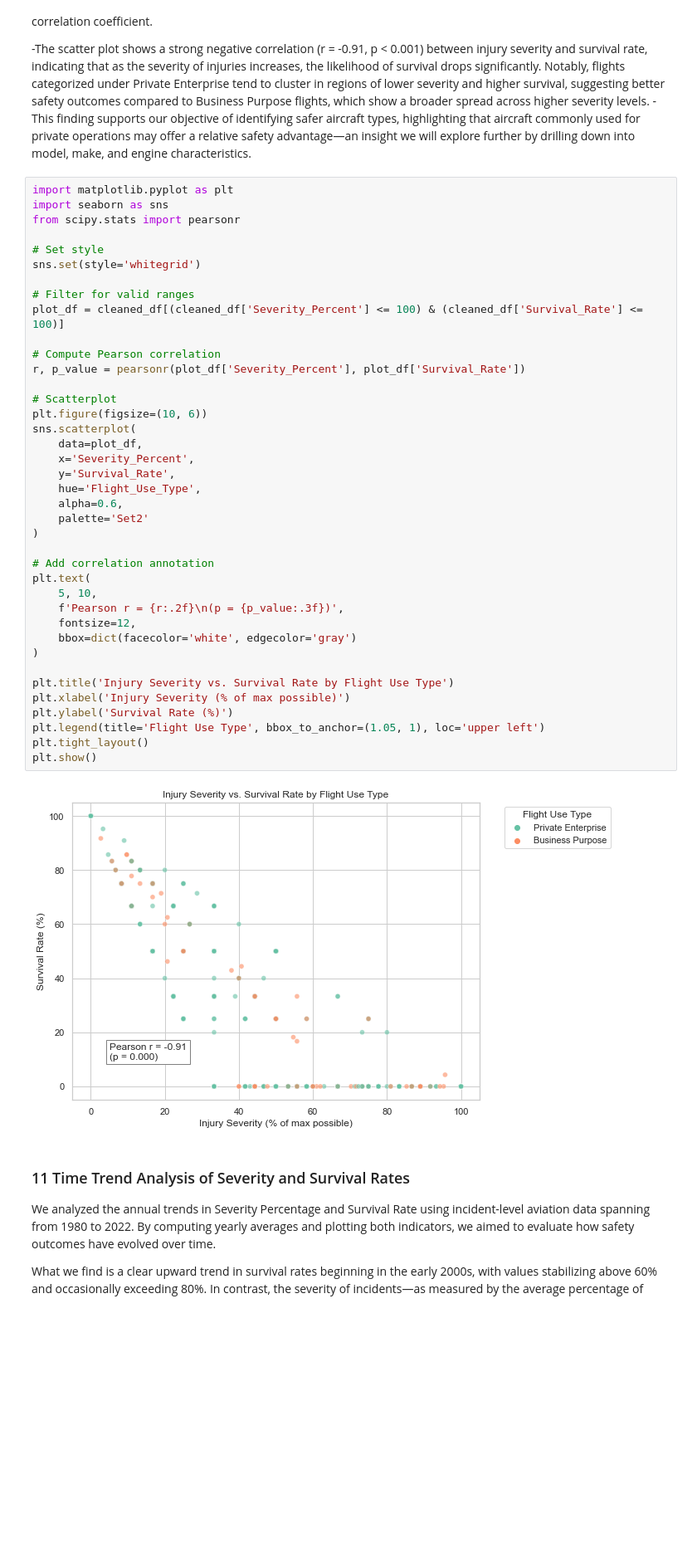
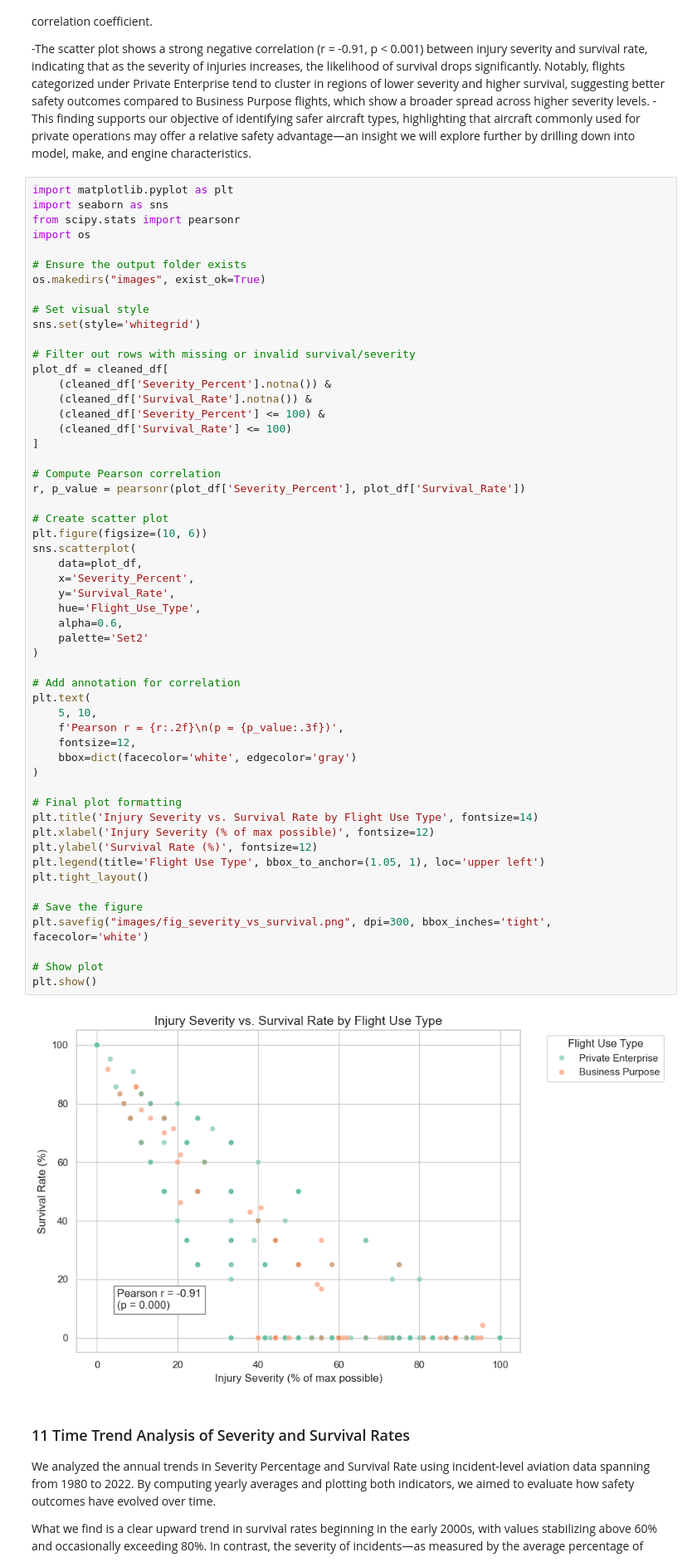
Before and after one commit to cyrusCMM/my-first-project-, a Jupyter notebook: index.ipynb, the cells around one changed output. Shown at 83% size. Saved outputs shown, nothing was run; the diff lists cells and outputs as text; blank space fills up the shorter version.

```diff
--- a/index.ipynb
+++ b/index.ipynb
@@ -585,43 +604,58 @@ We use a scatter plot to visualize the relationship between severity and surviva
 import matplotlib.pyplot as plt
 import seaborn as sns
 from scipy.stats import pearsonr
+import os
 
-# Set style
+# Ensure the output folder exists
+os.makedirs("images", exist_ok=True)
+
+# Set visual style
 sns.set(style='whitegrid')
 
-# Filter for valid ranges
-plot_df = cleaned_df[(cleaned_df['Severity_Percent'] <= 100) & (cleaned_df['Survival_Rate'] <= 100)]
+# Filter out rows with missing or invalid survival/severity
+plot_df = cleaned_df[
+    (cleaned_df['Severity_Percent'].notna()) &
+    (cleaned_df['Survival_Rate'].notna()) &
+    (cleaned_df['Severity_Percent'] <= 100) &
+    (cleaned_df['Survival_Rate'] <= 100)
+]
 
 # Compute Pearson correlation
 r, p_value = pearsonr(plot_df['Severity_Percent'], plot_df['Survival_Rate'])
 
-# Scatterplot
+# Create scatter plot
 plt.figure(figsize=(10, 6))
 sns.scatterplot(
     data=plot_df,
     x='Severity_Percent',
     y='Survival_Rate',
     hue='Flight_Use_Type',
     alpha=0.6,
     palette='Set2'
 )
 
-# Add correlation annotation
+# Add annotation for correlation
 plt.text(
     5, 10,
     f'Pearson r = {r:.2f}\n(p = {p_value:.3f})',
     fontsize=12,
     bbox=dict(facecolor='white', edgecolor='gray')
 )
 
-plt.title('Injury Severity vs. Survival Rate by Flight Use Type')
-plt.xlabel('Injury Severity (% of max possible)')
-plt.ylabel('Survival Rate (%)')
+# Final plot formatting
+plt.title('Injury Severity vs. Survival Rate by Flight Use Type', fontsize=14)
+plt.xlabel('Injury Severity (% of max possible)', fontsize=12)
+plt.ylabel('Survival Rate (%)', fontsize=12)
 plt.legend(title='Flight Use Type', bbox_to_anchor=(1.05, 1), loc='upper left')
 plt.tight_layout()
+
+# Save the figure
+plt.savefig("images/fig_severity_vs_survival.png", dpi=300, bbox_inches='tight', facecolor='white')
+
+# Show plot
 plt.show()
 # %% [output]
-[figure, old version]
+[figure, new version]
 # %% [markdown]
 ### 11  Time Trend Analysis of Severity and Survival Rates
 
```
Also changed, not shown: parts of 14 cells of this notebook, 8 other files.
